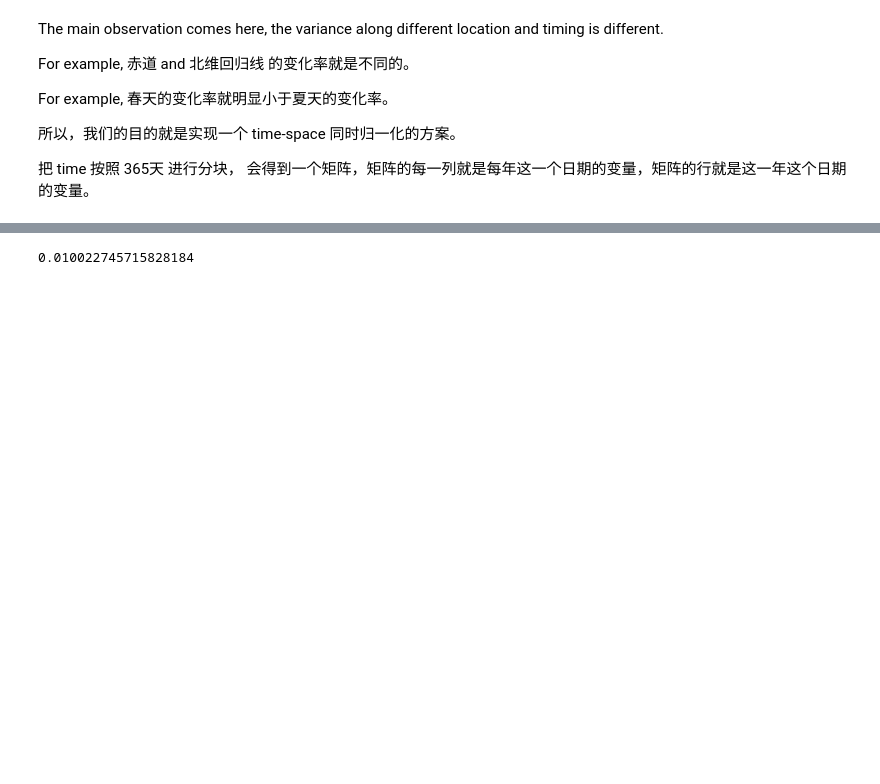
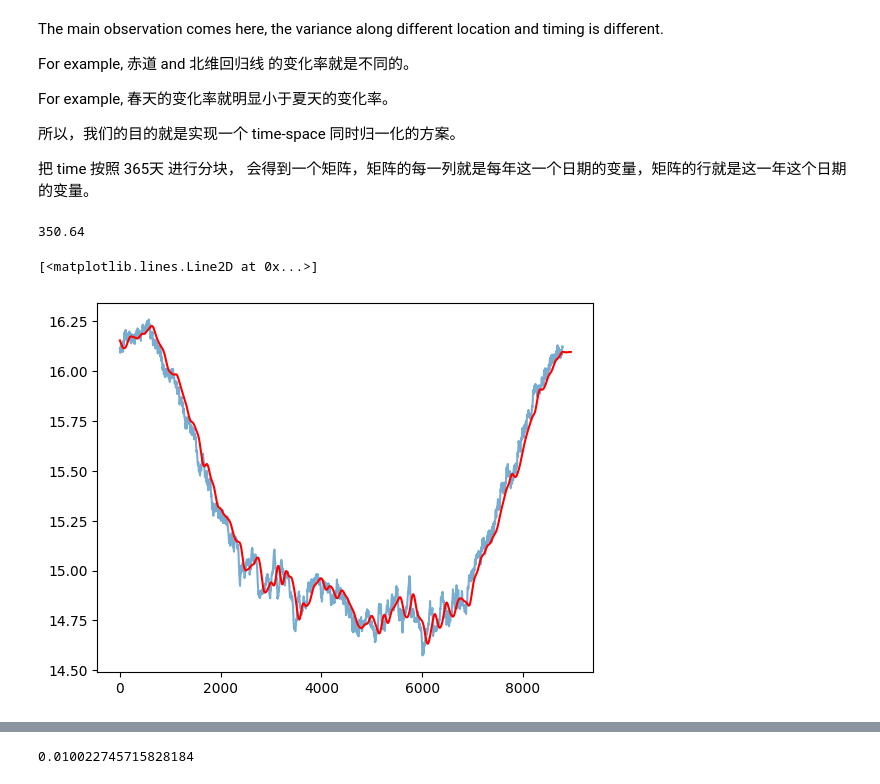
Before and after one commit to veya2ztn/Seq2SeqAutoregressiveModel, a Jupyter notebook: Data_Analysis.ipynb, the cells around one changed output, grey strips where cells are left out. Drawn from its saved outputs; the diff is of its cells as text; code cells hidden in the pictures; blank space fills up the shorter version.

```diff
--- a/Data_Analysis.ipynb
+++ b/Data_Analysis.ipynb
@@ -20,0 +117,12 @@ for i in range(110):
+# %%
+365.25 * 24 / 24
+# %% [output]
+350.64
+# %%
+%matplotlib inline
+
+plt.plot(smooth(alldata[0,30,:,0],window_len=1),alpha=0.6)
+plt.plot(smooth(alldata[0,30,:,0],window_len=24*7),'r')
+# %% [output]
+[<matplotlib.lines.Line2D at 0x...>]
+[figure, added]
```
Also changed, not shown: parts of 14 cells of this notebook, 2 other files.
